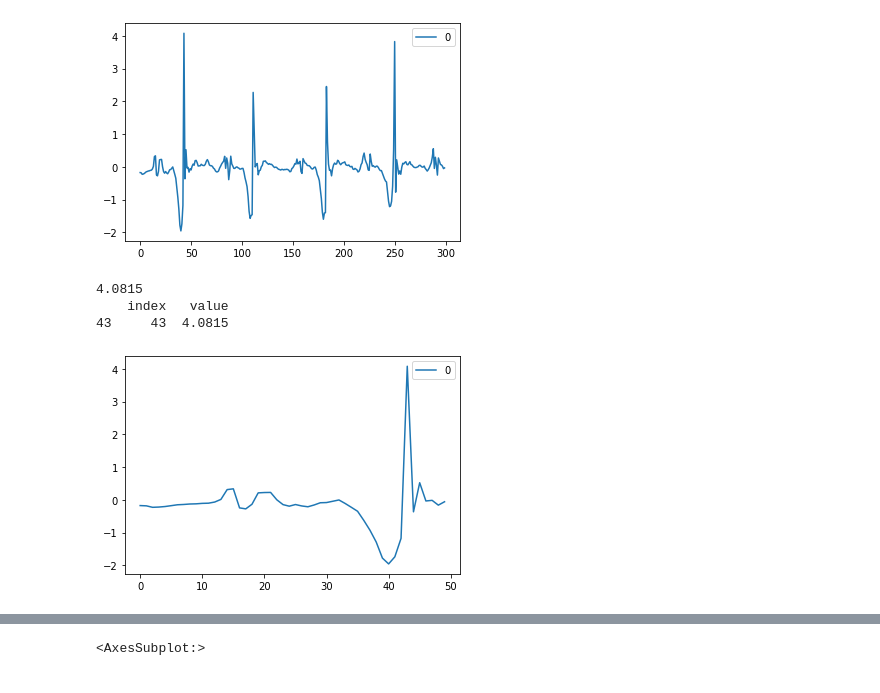
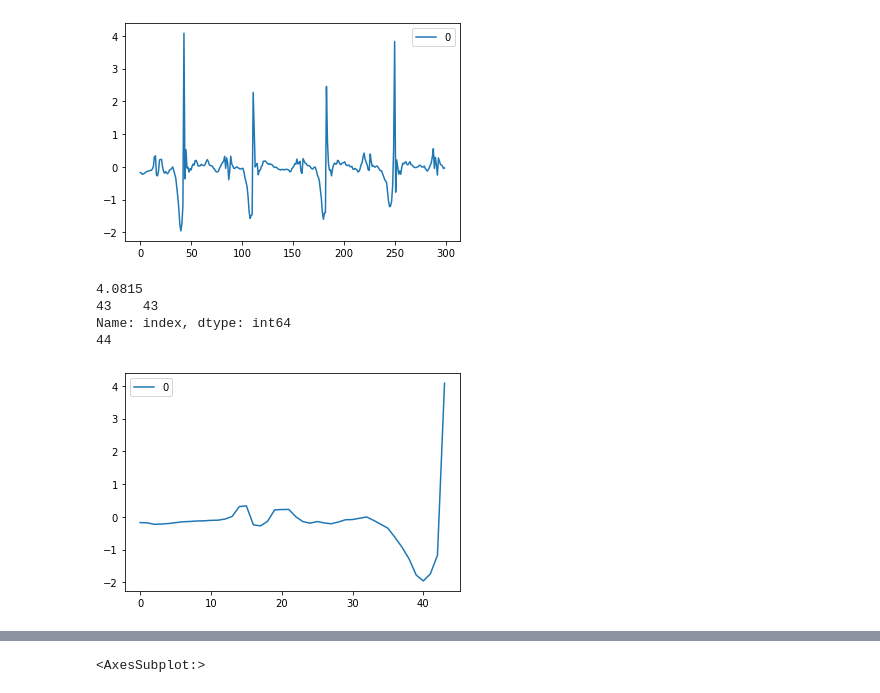
Before and after one commit to mseo39/Smart_Brain-1, a Jupyter notebook: 강민서/peek_algorithm.ipynb, the cells around one changed output, grey strips where cells are left out. Cells and saved outputs as stored; diff of their text form; code cells hidden in the pictures.

```diff
--- a/강민서/peek_algorithm.ipynb
+++ b/강민서/peek_algorithm.ipynb
@@ -13,20 +13,22 @@ Name: 0, dtype: float64
 <AxesSubplot:>
 [figure]
 # %%
-df1=pd.DataFrame(f.values[700:750,2])
+df1=pd.DataFrame(f.values[700:744,2])
 df3= df1.astype(float)
 df3.plot()
 
 df1 = df1.rename_axis('index').reset_index()
 df1.columns=['index', 'value']
 
 print(df1['value'].values.max())
 a=df1['value']==df1['value'].values.max()
-print(df1[a])
+print(df1[a]['index'])
+print(len(df1))
 # %% [output]
 4.0815
-    index   value
-43     43  4.0815
+43    43
+Name: index, dtype: int64
+44
-[figure, old version]
+[figure, new version]
 # %%
 df2 = pd.DataFrame(index=range(0), columns=['index', 'value'])
```
Also changed, not shown: parts of 2 cells of this notebook.
